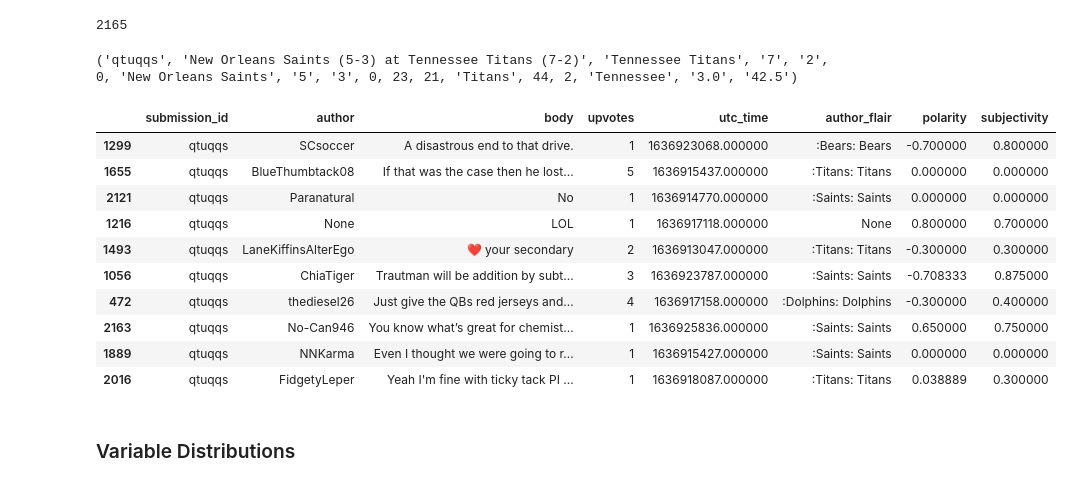
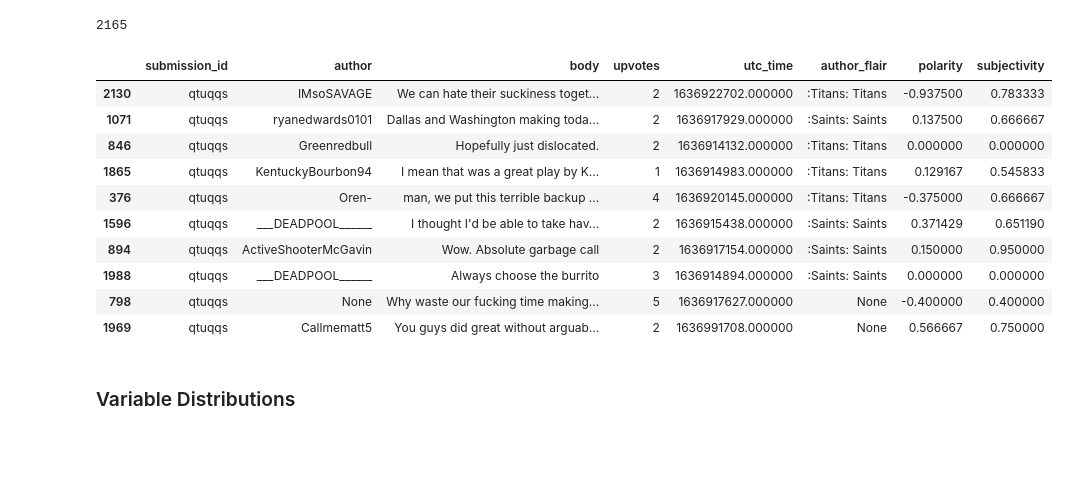
Before and after one commit to phil-cork/collaboration, a Jupyter notebook: RedditTextAnalysis/single_thread_analysis.ipynb, the cells around one changed output. Drawn from its saved outputs; the diff is of its cells as text; code cells hidden in the pictures; blank space fills up the shorter version.

```diff
--- a/RedditTextAnalysis/single_thread_analysis.ipynb
+++ b/RedditTextAnalysis/single_thread_analysis.ipynb
@@ -44,28 +44,23 @@ NO_TN_list = nfl_gamethreads.get_comments(reddit, 'qtuqqs', comments_only=False)
 len(NO_TN_list)
 # %% [output]
 2165
-# %%
-NO_TN_data = nfl_gamethreads.get_game_data(reddit, 'qtuqqs')
-print(NO_TN_data)
-# %% [output]
-('qtuqqs', 'New Orleans Saints (5-3) at Tennessee Titans (7-2)', 'Tennessee Titans', '7', '2', 0, 'New Orleans Saints', '5', '3', 0, 23, 21, 'Titans', 44, 2, 'Tennessee', '3.0', '42.5')
 # %%
 comments_df = pd.DataFrame(NO_TN_list, columns=['submission_id', 'author', 'body', 'upvotes', 'utc_time', 'author_flair'])
 # %%
-comments_df = nfl_gamethreads.analyze_text_df(comments_df, text_column='body')
+comments_df = nfl_gamethreads.analyze_text(comments_df, text_column='body')
 comments_df.sample(10).style.background_gradient()
 # %% [output]
 |  | submission_id | author | body | upvotes | utc_time | author_flair | polarity | subjectivity |
-| 1299 | qtuqqs | SCsoccer | A disastrous end to that drive. | 1 | 1636923068.000000 | :Bears: Bears | -0.700000 | 0.800000 |
-| 1655 | qtuqqs | BlueThumbtack08 | If that was the case then he lost... | 5 | 1636915437.000000 | :Titans: Titans | 0.000000 | 0.000000 |
-| 2121 | qtuqqs | Paranatural | No | 1 | 1636914770.000000 | :Saints: Saints | 0.000000 | 0.000000 |
-| 1216 | qtuqqs | None | LOL | 1 | 1636917118.000000 | None | 0.800000 | 0.700000 |
-| 1493 | qtuqqs | LaneKiffinsAlterEgo | ❤️ your secondary | 2 | 1636913047.000000 | :Titans: Titans | -0.300000 | 0.300000 |
-| 1056 | qtuqqs | ChiaTiger | Trautman will be addition by subt... | 3 | 1636923787.000000 | :Saints: Saints | -0.708333 | 0.875000 |
-| 472 | qtuqqs | thediesel26 | Just give the QBs red jerseys and... | 4 | 1636917158.000000 | :Dolphins: Dolphins | -0.300000 | 0.400000 |
-| 2163 | qtuqqs | No-Can946 | You know what’s great for chemist... | 1 | 1636925836.000000 | :Saints: Saints | 0.650000 | 0.750000 |
-| 1889 | qtuqqs | NNKarma | Even I thought we were going to r... | 1 | 1636915427.000000 | :Saints: Saints | 0.000000 | 0.000000 |
-| 2016 | qtuqqs | FidgetyLeper | Yeah I'm fine with ticky tack PI ... | 1 | 1636918087.000000 | :Titans: Titans | 0.038889 | 0.300000 |
+| 2130 | qtuqqs | IMsoSAVAGE | We can hate their suckiness toget... | 2 | 1636922702.000000 | :Titans: Titans | -0.937500 | 0.783333 |
+| 1071 | qtuqqs | ryanedwards0101 | Dallas and Washington making toda... | 2 | 1636917929.000000 | :Saints: Saints | 0.137500 | 0.666667 |
+| 846 | qtuqqs | Greenredbull | Hopefully just dislocated. | 2 | 1636914132.000000 | :Titans: Titans | 0.000000 | 0.000000 |
+| 1865 | qtuqqs | KentuckyBourbon94 | I mean that was a great play by K... | 1 | 1636914983.000000 | :Titans: Titans | 0.129167 | 0.545833 |
+| 376 | qtuqqs | Oren- | man, we put this terrible backup ... | 4 | 1636920145.000000 | :Titans: Titans | -0.375000 | 0.666667 |
+| 1596 | qtuqqs | ___DEADPOOL______ | I thought I'd be able to take hav... | 2 | 1636915438.000000 | :Saints: Saints | 0.371429 | 0.651190 |
+| 894 | qtuqqs | ActiveShooterMcGavin | Wow. Absolute garbage call | 2 | 1636917154.000000 | :Saints: Saints | 0.150000 | 0.950000 |
+| 1988 | qtuqqs | ___DEADPOOL______ | Always choose the burrito | 3 | 1636914894.000000 | :Saints: Saints | 0.000000 | 0.000000 |
+| 798 | qtuqqs | None | Why waste our fucking time making... | 5 | 1636917627.000000 | None | -0.400000 | 0.400000 |
+| 1969 | qtuqqs | Callmematt5 | You guys did great without arguab... | 2 | 1636991708.000000 | None | 0.566667 | 0.750000 |
 # %% [markdown]
 ### Variable Distributions
 # %%
```
Also changed, not shown: 1 other file.
